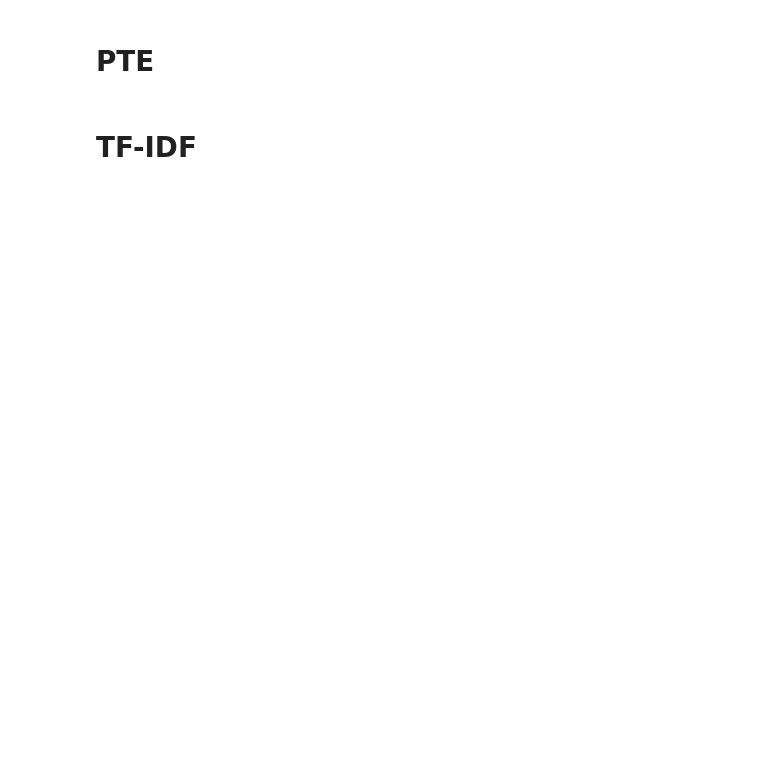
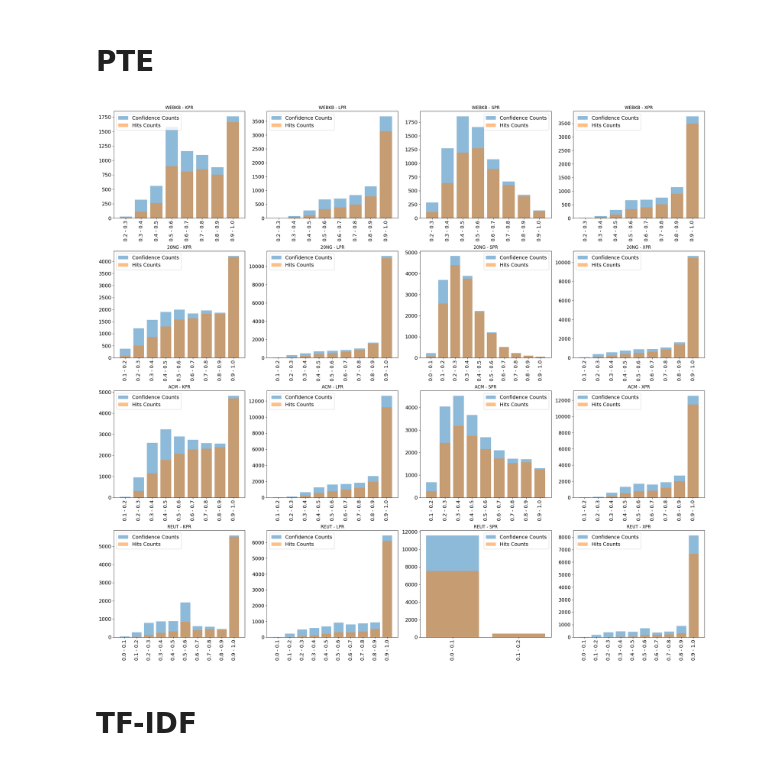
Before and after one commit to warSantos/MS, a Jupyter notebook: analysis/analysis_stacking/hits_by_probs_train.ipynb, the cells around one changed output. Saved outputs shown, nothing was run; the diff lists cells and outputs as text; code cells hidden in the pictures; blank space fills up the shorter version.

```diff
--- a/analysis/analysis_stacking/hits_by_probs_train.ipynb
+++ b/analysis/analysis_stacking/hits_by_probs_train.ipynb
@@ -91,14 +97,16 @@ plt.tight_layout()
 # %%
 CLFS_PLOT = ["kpr", "lpr", "spr", "xpr"]
 grid_data = ["webkb", "20ng", "acm", "reut"]
 plt.figure(figsize=(24, 22))
 for plot_idx, (dset, clf) in enumerate(product(grid_data, CLFS_PLOT)):
     plt.subplot(len(grid_data), len(CLFS_PLOT), plot_idx + 1)
-    plot_proba_dist(d_probas, pd_datasets, dset, clf)
+    plot_proba_dist(d_probas, d_labels, dset, clf)
     plt.title(f"{dset.upper()} - {clf.upper()}")
     _ = plt.xticks(fontsize=14)
     _ = plt.yticks(fontsize=14)
 plt.tight_layout()
+# %% [output]
+[figure, added]
 # %% [markdown]
 # TF-IDF
 # %%
```
Also changed, not shown: parts of 10 cells of this notebook, 13 other files.
